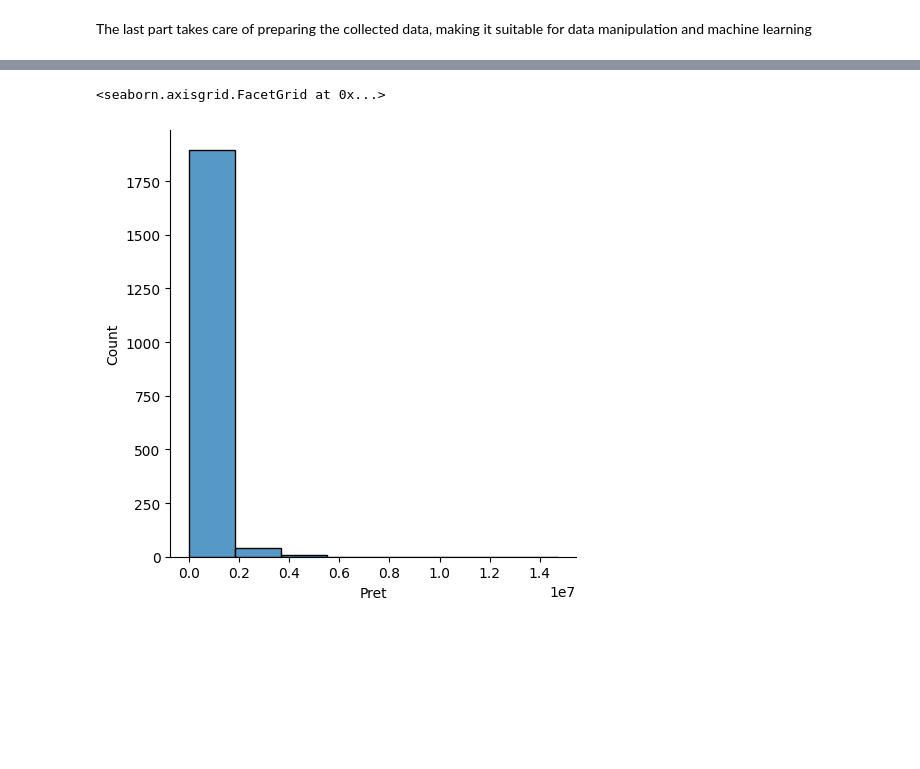
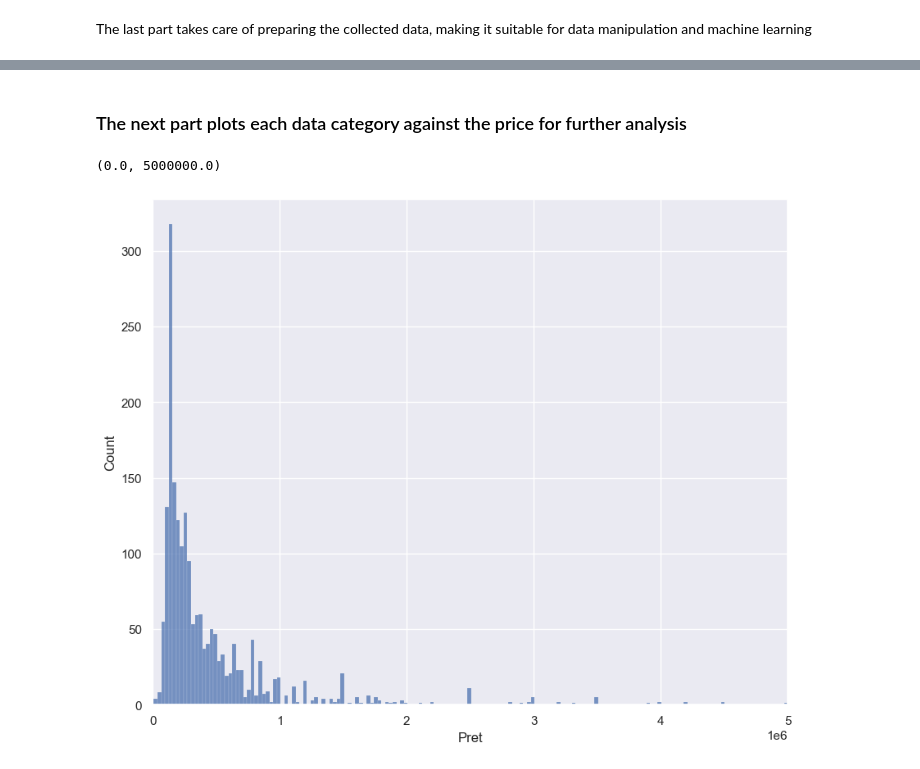
Before and after one commit to SimeonTica/House-pricing-prediction, a Jupyter notebook: House pricing prediction/HouseDataPrediction.ipynb, the cells around one changed output, grey strips where cells are left out. Cells and saved outputs as stored; diff of their text form; code cells hidden in the pictures; blank space fills up the shorter version.

```diff
--- a/House pricing prediction/HouseDataPrediction.ipynb
+++ b/House pricing prediction/HouseDataPrediction.ipynb
@@ -266,0 +428,2 @@ Machine Learning Algorithm:
+# %% [markdown]
+### The next part plots each data category against the price for further analysis
@@ -267,16 +436,21 @@ Machine Learning Algorithm:
 # %%
+df = pd.read_csv(r"..\CSVs\EditedDataSet.csv", encoding="utf-16", index_col=0)
+
+dfWithLabels = df.copy()
+
+replaceNumbersWithCategories(dfWithLabels)
+
 fig_size = plt.rcParams["figure.figsize"]
-
 fig_size[0] = 10
-
 fig_size[1] = 8
-
 plt.rcParams["figure.figsize"] = fig_size
+sns.set_theme()
 # %%
-sns.displot(df['Pret'], kde=False, bins=8)
+sns.histplot(df['Pret'], kde=False, bins=500)
+plt.xlim(0, 1e7 * 0.5)
 # %% [output]
-<seaborn.axisgrid.FacetGrid at 0x...>
+(0.0, 5000000.0)
-[figure, old version]
+[figure, new version]
 # %%
 sns.lineplot(x="Suprafață", y="Pret", data=df)
 # %% [output]
```
Also changed, not shown: parts of 95 cells of this notebook, 4 other files.
